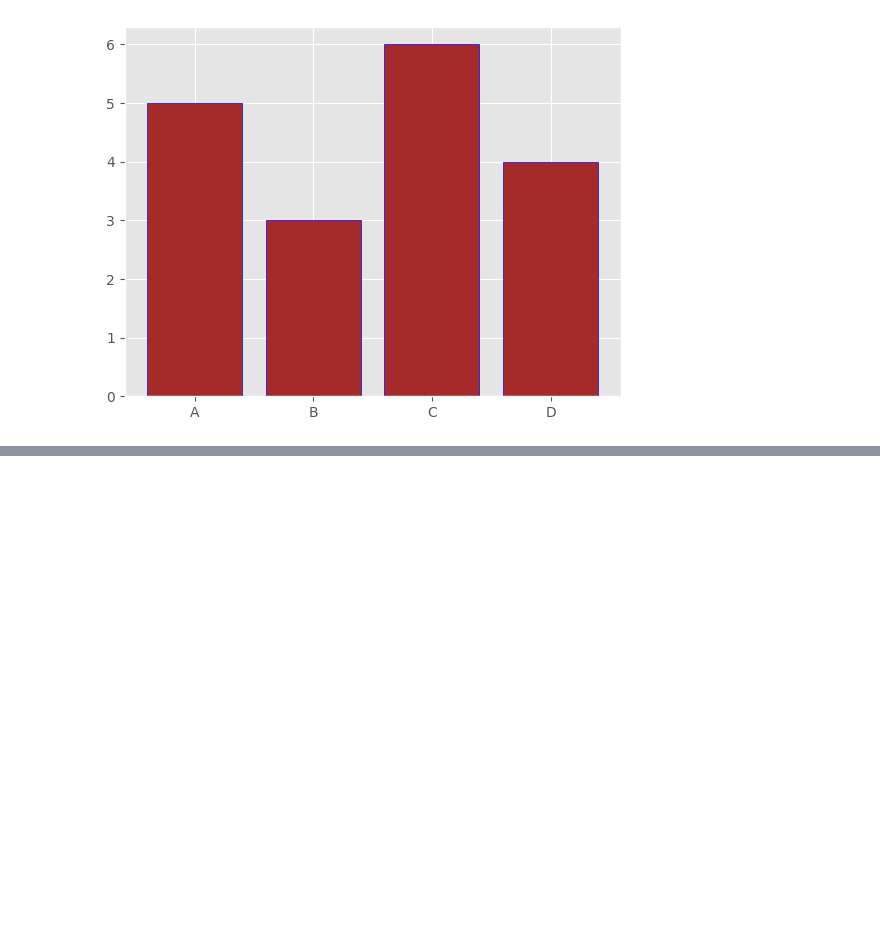
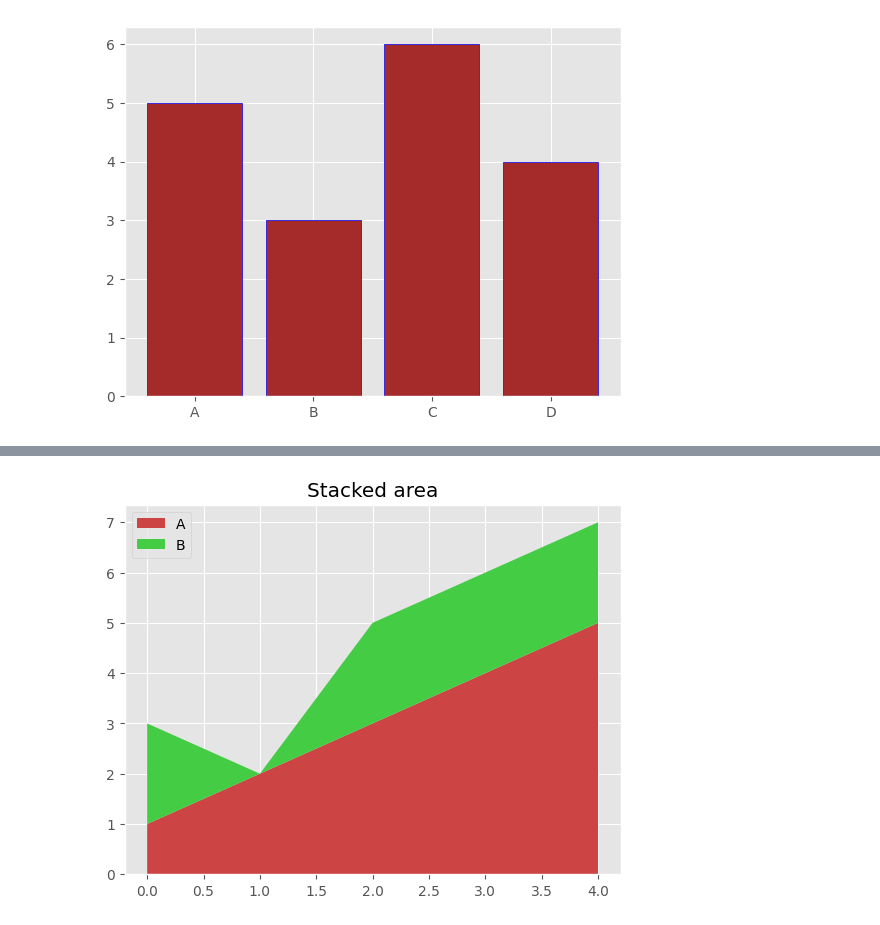
Before and after one commit to Shrikantlala24/Machine-learning, a Jupyter notebook: MatplotLib files/Plot.ipynb, the cells around one changed output, grey strips where cells are left out. Cells and saved outputs as stored; diff of their text form; code cells hidden in the pictures; blank space fills up the shorter version.

```diff
--- a/MatplotLib files/Plot.ipynb
+++ b/MatplotLib files/Plot.ipynb
@@ -230,0 +256,8 @@ plt.bar(categories, values, color='brown', edgecolor='blue')
+# %%
+x = np.arange(5)
+y1 = np.array([1,2,3,4,5])
+y2 = np.array([2,0,2,2,2])
+plt.stackplot(x, y1, y2, labels=['A','B'], colors=['#c44', '#4c4'])
+plt.legend(); plt.title('Stacked area'); plt.show()
+# %% [output]
+[figure, added]
```
Also changed, not shown: parts of 3 cells of this notebook.
